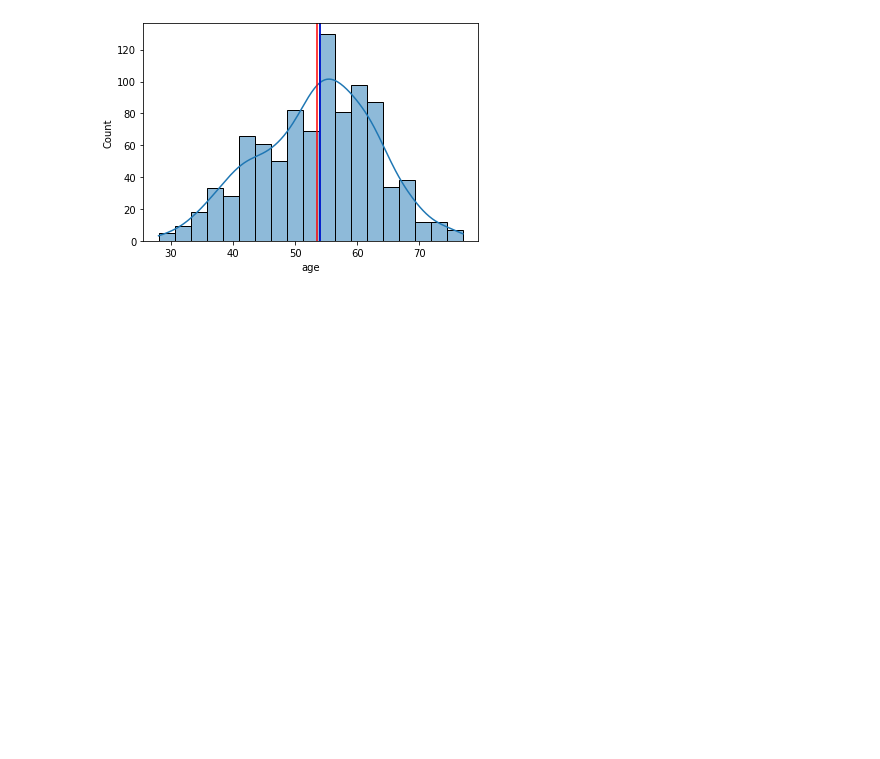
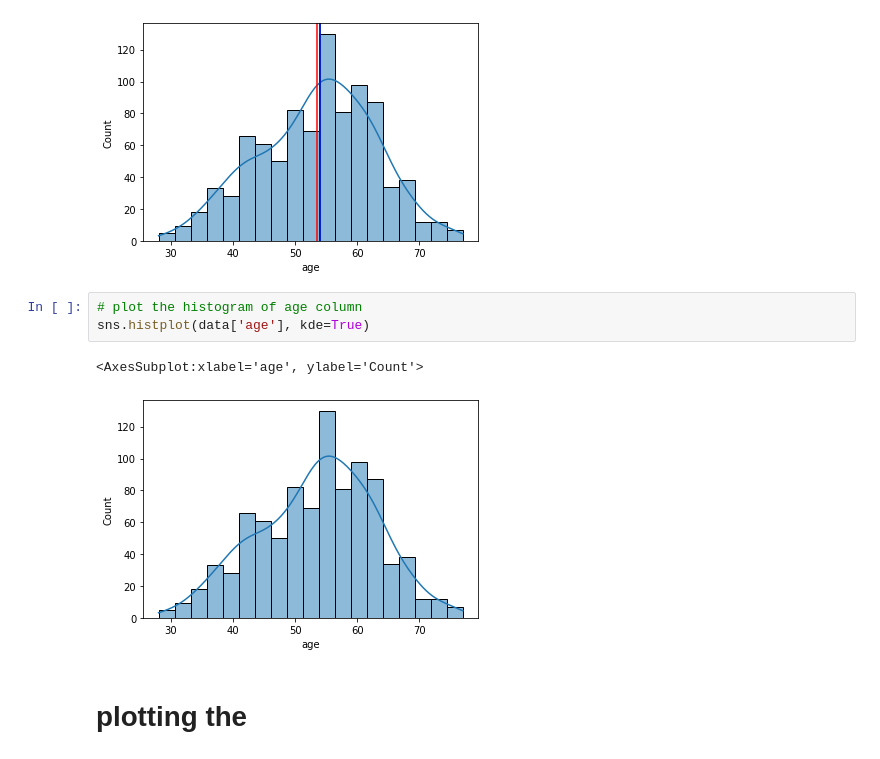
Before and after one commit to saurav1066/Analysis_of_tabular_data, a Jupyter notebook: notebooks/eda.ipynb, the cells around one changed output. Drawn from its saved outputs; the diff is of its cells as text; blank space fills up the shorter version.

Commit message:
Added  plot to the eda

```diff
--- a/notebooks/eda.ipynb
+++ b/notebooks/eda.ipynb
@@ -102,3 +102,11 @@ Median 54.0
 Mode 0    54
 dtype: int64
 [figure]
+# %%
+# plot the histogram of age column
+sns.histplot(data['age'], kde=True)
+# %% [output]
+<AxesSubplot:xlabel='age', ylabel='Count'>
+[figure, added]
+# %% [markdown]
+# plotting the
```
Also changed, not shown: 1 other file.
